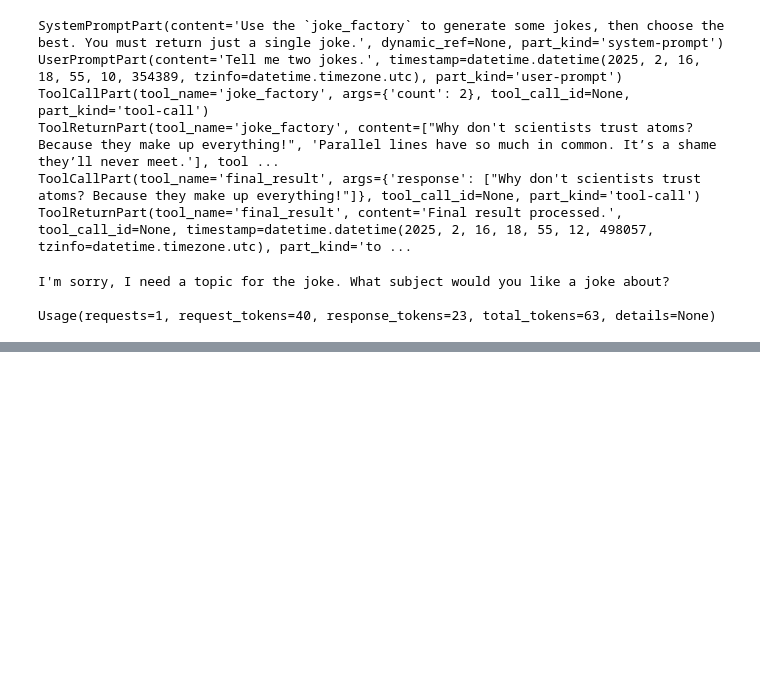
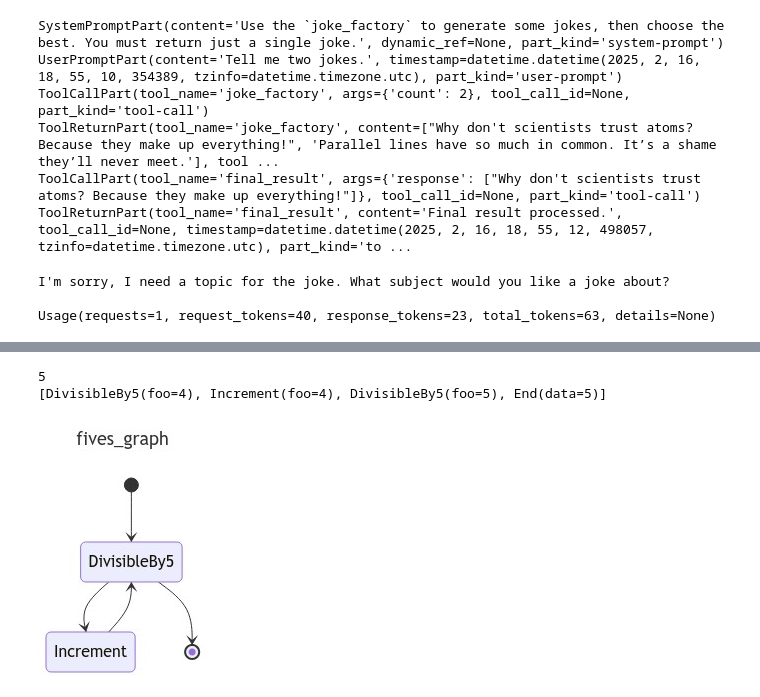
Before and after one commit to jsmidt/100-days-of-grind, a Jupyter notebook: AIProjects/day_6/pydantic_test.ipynb, the cells around one changed output, grey strips where cells are left out. Cells and saved outputs as stored; diff of their text form; code cells hidden in the pictures; blank space fills up the shorter version.

```diff
--- a/AIProjects/day_6/pydantic_test.ipynb
+++ b/AIProjects/day_6/pydantic_test.ipynb
@@ -1202,0 +1208,46 @@ if opt_flight_details is not None:
+# %%
+from __future__ import annotations
+
+from dataclasses import dataclass
+
+from pydantic_graph import BaseNode, End, Graph, GraphRunContext
+
+
+@dataclass
+class DivisibleBy5(BaseNode[None, None, int]):
+    foo: int
+
+    async def run(
+        self,
+        ctx: GraphRunContext,
+    ) -> Increment | End[int]:
+        if self.foo % 5 == 0:
+            return End(self.foo)
+        else:
+            return Increment(self.foo)
+
+
+@dataclass
+class Increment(BaseNode):
+    foo: int
+
+    async def run(self, ctx: GraphRunContext) -> DivisibleBy5:
+        return DivisibleBy5(self.foo + 1)
+
+
+fives_graph = Graph(nodes=[DivisibleBy5, Increment])
+result, history = fives_graph.run_sync(DivisibleBy5(4))
+print(result)
+#> 5
+# the full history is quite verbose (see below), so we'll just print the summary
+print([item.data_snapshot() for item in history])
+#> [DivisibleBy5(foo=4), Increment(foo=4), DivisibleBy5(foo=5), End(data=5)]
+# %% [output]
+5
+[DivisibleBy5(foo=4), Increment(foo=4), DivisibleBy5(foo=5), End(data=5)]
+# %%
+from IPython.display import Image, display
+
+display(Image(fives_graph.mermaid_image(start_node=DivisibleBy5)))
+# %% [output]
+[figure, added]
```
Also changed, not shown: parts of 7 cells of this notebook, 17 other files.
